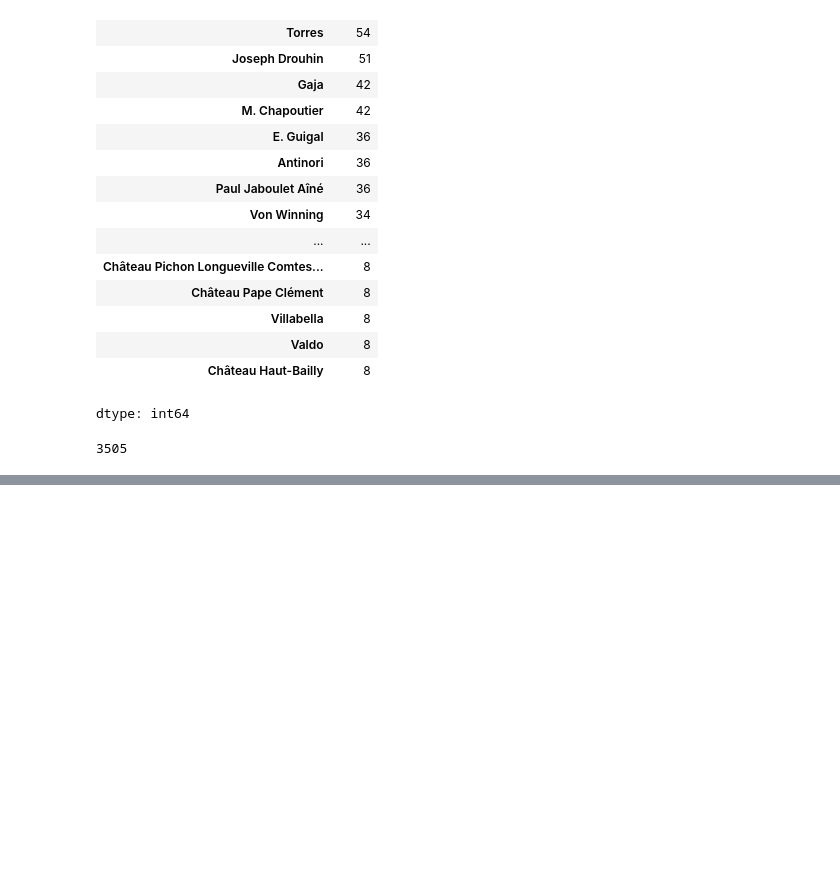
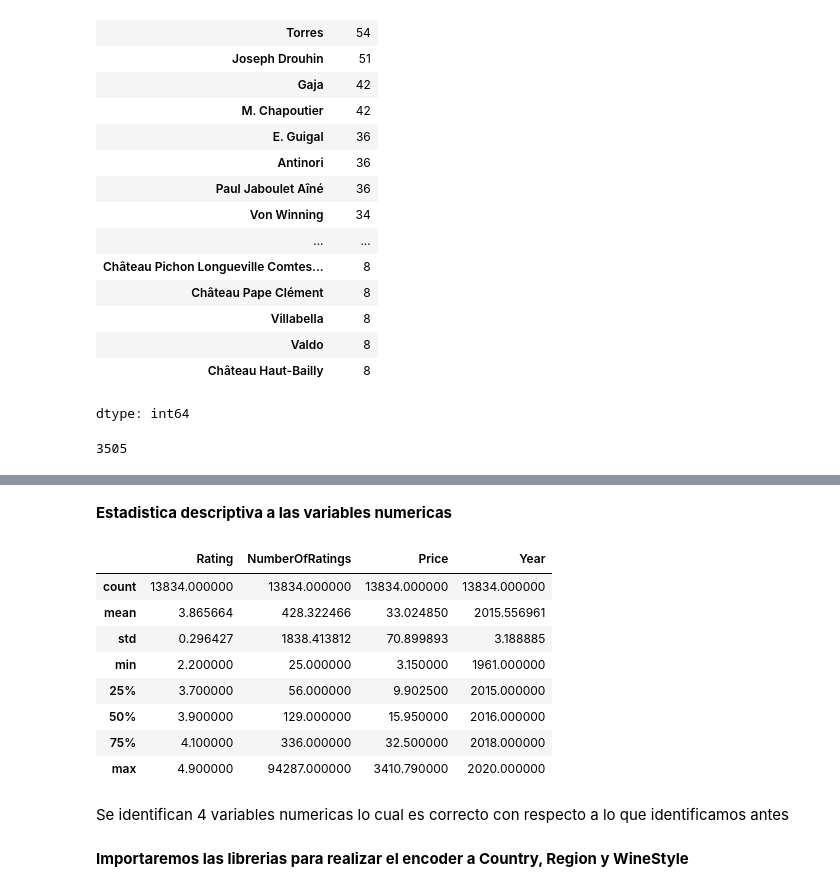
Before and after one commit to Danae-Munoz/Analisis_Data_Mineria-de-datos, a Jupyter notebook: Evaluación_1_Danae_Muñoz.ipynb, the cells around one changed output, grey strips where cells are left out. Cells and saved outputs as stored; diff of their text form; code cells hidden in the pictures; blank space fills up the shorter version.

```diff
--- a/Evaluación_1_Danae_Muñoz.ipynb
+++ b/Evaluación_1_Danae_Muñoz.ipynb
@@ -319,0 +338,2 @@ df_wines['Winery'].nunique()
+# %%
+df_wines = df_wines.drop(columns=['Name', 'Winery'])
@@ -319,0 +362,18 @@ df_wines['Winery'].nunique()
+# %% [markdown]
+**Estadistica descriptiva a las variables numericas**
+# %%
+df_wines.describe()
+# %% [output]
+|  | Rating | NumberOfRatings | Price | Year |
+| count | 13834.000000 | 13834.000000 | 13834.000000 | 13834.000000 |
+| mean | 3.865664 | 428.322466 | 33.024850 | 2015.556961 |
+| std | 0.296427 | 1838.413812 | 70.899893 | 3.188885 |
+| min | 2.200000 | 25.000000 | 3.150000 | 1961.000000 |
+| 25% | 3.700000 | 56.000000 | 9.902500 | 2015.000000 |
+| 50% | 3.900000 | 129.000000 | 15.950000 | 2016.000000 |
+| 75% | 4.100000 | 336.000000 | 32.500000 | 2018.000000 |
+| max | 4.900000 | 94287.000000 | 3410.790000 | 2020.000000 |
+# %% [markdown]
+Se identifican 4 variables numericas lo cual es correcto con respecto a lo que identificamos antes
+# %% [markdown]
+**Importaremos las librerias para realizar el encoder a Country, Region y WineStyle**
```
Also changed, not shown: parts of 21 cells of this notebook.
